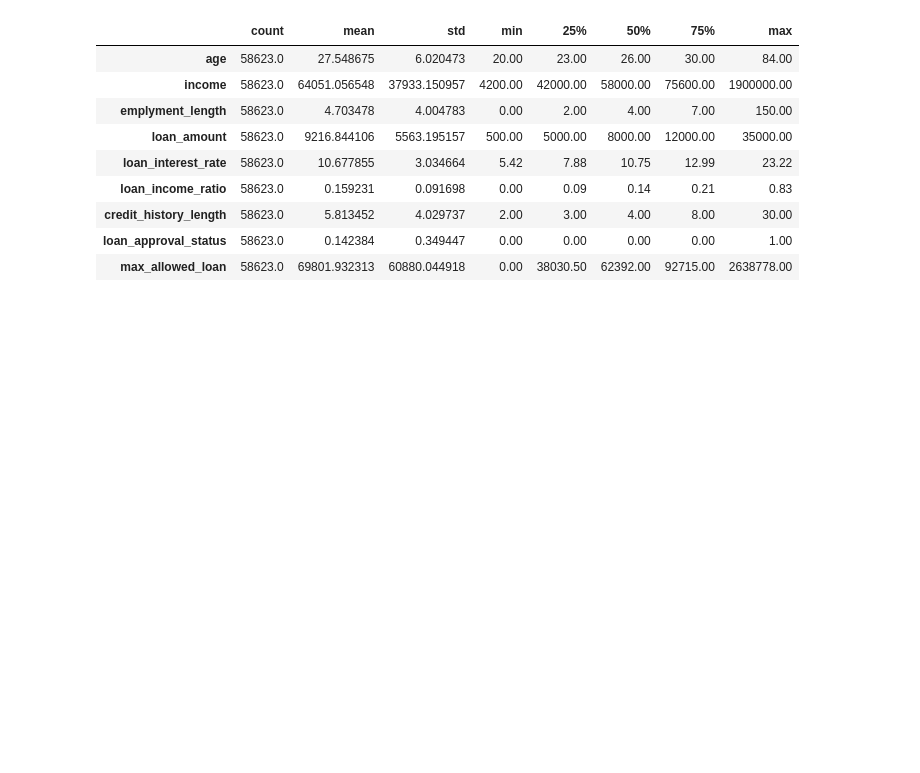
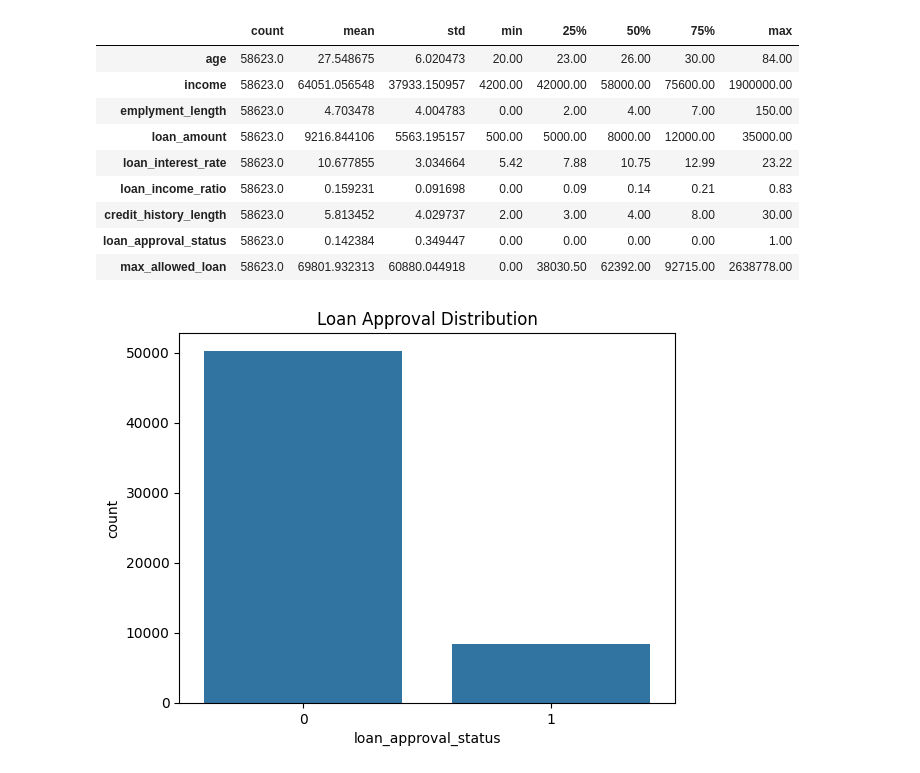
Before and after one commit to abdulraheem05/Loan-Approval, a Jupyter notebook: Notebook_1.ipynb, the cells around one changed output. Cells and saved outputs as stored; diff of their text form; code cells hidden in the pictures; blank space fills up the shorter version.

Commit message:
visualised feature comparison

```diff
--- a/Notebook_1.ipynb
+++ b/Notebook_1.ipynb
@@ -53,3 +53,11 @@ df.describe().T
 | credit_history_length | 58623.0 | 5.813452 | 4.029737 | 2.00 | 3.00 | 4.00 | 8.00 | 30.00 |
 | loan_approval_status | 58623.0 | 0.142384 | 0.349447 | 0.00 | 0.00 | 0.00 | 0.00 | 1.00 |
 | max_allowed_loan | 58623.0 | 69801.932313 | 60880.044918 | 0.00 | 38030.50 | 62392.00 | 92715.00 | 2638778.00 |
+# %%
+#To check the class distribution between the two values
+
+sns.countplot(x='loan_approval_status', data=df)
+plt.title("Loan Approval Distribution")
+plt.show()
+# %% [output]
+[figure, added]
```
Also changed, not shown: parts of 4 cells of this notebook.
